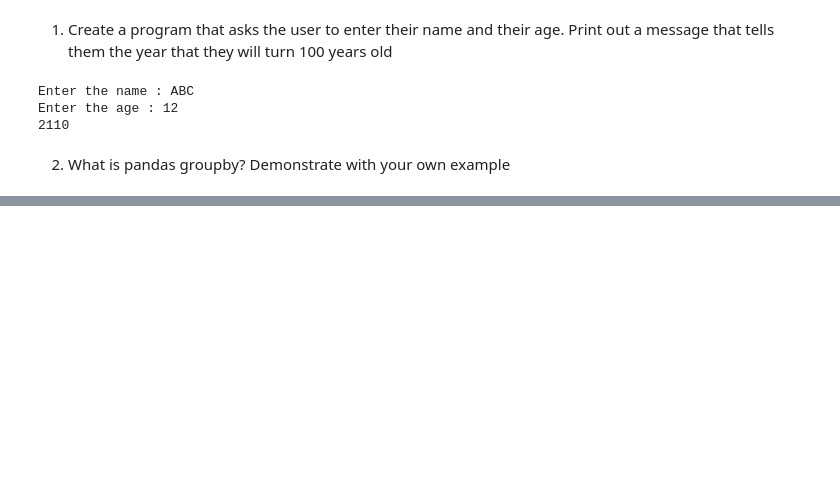
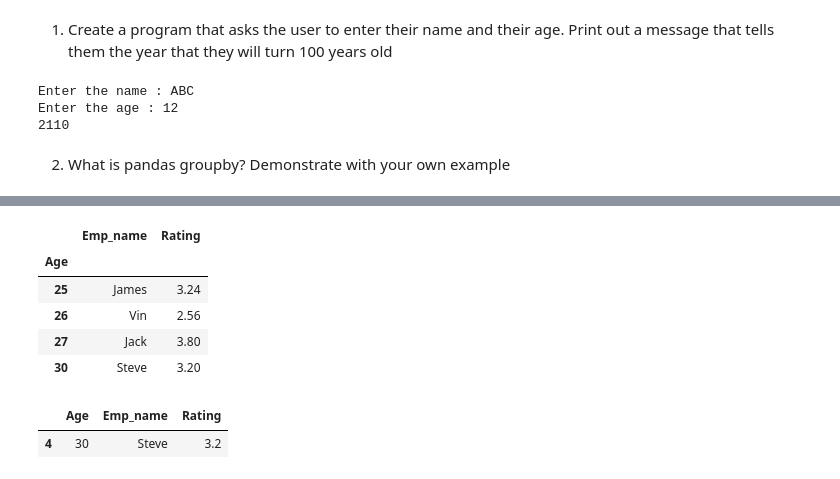
Before and after one commit to venkatesh-manikumar/Datascience-Assignments, a Jupyter notebook: Test.ipynb, the cells around one changed output, grey strips where cells are left out. Drawn from its saved outputs; the diff is of its cells as text; code cells hidden in the pictures; blank space fills up the shorter version.

```diff
--- a/Test.ipynb
+++ b/Test.ipynb
@@ -19,0 +43,14 @@ Dict('name': ['A','B','C'])
+# %%
+group.last()
+# %% [output]
+|  | Emp_name | Rating |
+| Age |  |  |
+| 25 | James | 3.24 |
+| 26 | Vin | 2.56 |
+| 27 | Jack | 3.80 |
+| 30 | Steve | 3.20 |
+# %%
+group.get_group(name = 30)
+# %% [output]
+|  | Age | Emp_name | Rating |
+| 4 | 30 | Steve | 3.2 |
```
Also changed, not shown: parts of 8 cells of this notebook.
